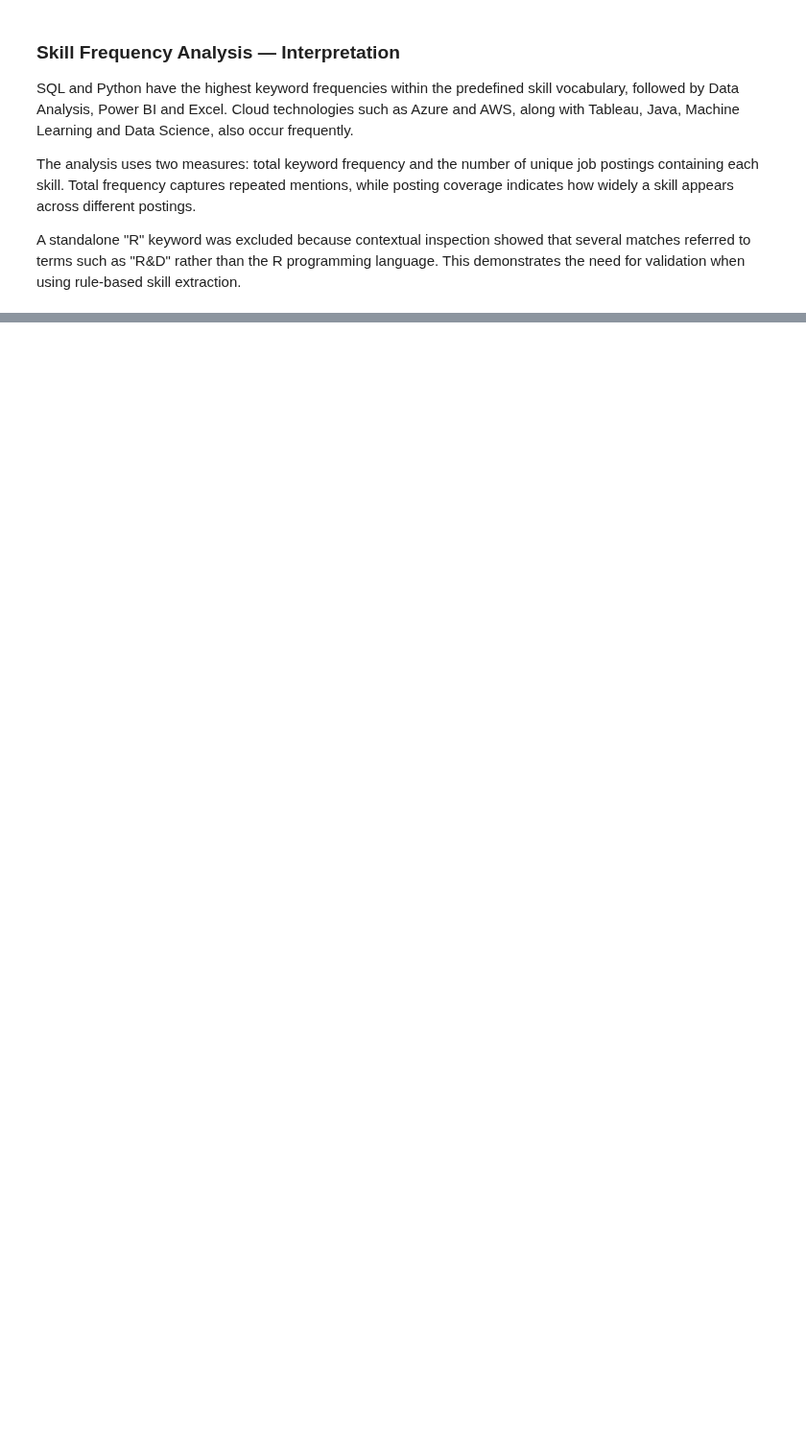
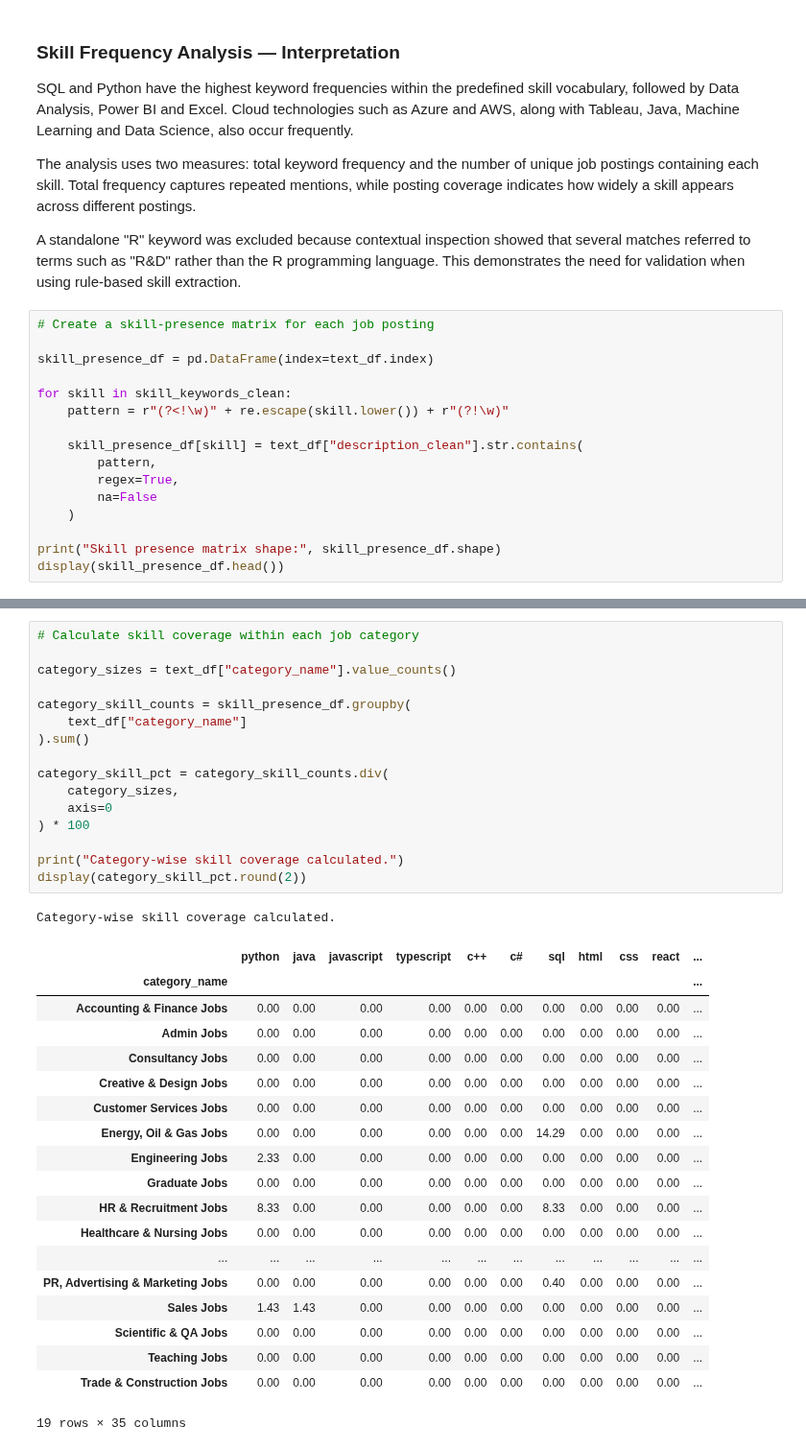
Before and after one commit to anusanth26/Career-Market-Intelligence, a Jupyter notebook: notebooks/1b_text_cleaning_eda.ipynb, the cells around one changed output, grey strips where cells are left out. Shown at 96% size. Cells and saved outputs as stored; diff of their text form; blank space fills up the shorter version.

Commit message:
feat: add category-wise skill analysis

```diff
--- a/notebooks/1b_text_cleaning_eda.ipynb
+++ b/notebooks/1b_text_cleaning_eda.ipynb
@@ -920,3 +920,19 @@ SQL and Python have the highest keyword frequencies within the predefined skill
 The analysis uses two measures: total keyword frequency and the number of unique job postings containing each skill. Total frequency captures repeated mentions, while posting coverage indicates how widely a skill appears across different postings.
 
 A standalone "R" keyword was excluded because contextual inspection showed that several matches referred to terms such as "R&D" rather than the R programming language. This demonstrates the need for validation when using rule-based skill extraction.
+# %%
+# Create a skill-presence matrix for each job posting
+
+skill_presence_df = pd.DataFrame(index=text_df.index)
+
+for skill in skill_keywords_clean:
+    pattern = r"(?<!\w)" + re.escape(skill.lower()) + r"(?!\w)"
+
+    skill_presence_df[skill] = text_df["description_clean"].str.contains(
+        pattern,
+        regex=True,
+        na=False
+    )
+
+print("Skill presence matrix shape:", skill_presence_df.shape)
+display(skill_presence_df.head())
@@ -922,0 +948,37 @@ A standalone "R" keyword was excluded because contextual inspection showed that
+# %%
+# Calculate skill coverage within each job category
+
+category_sizes = text_df["category_name"].value_counts()
+
+category_skill_counts = skill_presence_df.groupby(
+    text_df["category_name"]
+).sum()
+
+category_skill_pct = category_skill_counts.div(
+    category_sizes,
+    axis=0
+) * 100
+
+print("Category-wise skill coverage calculated.")
+display(category_skill_pct.round(2))
+# %% [output]
+Category-wise skill coverage calculated.
+|  | python | java | javascript | typescript | c++ | c# | sql | html | css | react | ... |
+| category_name |  |  |  |  |  |  |  |  |  |  | ... |
+| Accounting & Finance Jobs | 0.00 | 0.00 | 0.00 | 0.00 | 0.00 | 0.00 | 0.00 | 0.00 | 0.00 | 0.00 | ... |
+| Admin Jobs | 0.00 | 0.00 | 0.00 | 0.00 | 0.00 | 0.00 | 0.00 | 0.00 | 0.00 | 0.00 | ... |
+| Consultancy Jobs | 0.00 | 0.00 | 0.00 | 0.00 | 0.00 | 0.00 | 0.00 | 0.00 | 0.00 | 0.00 | ... |
+| Creative & Design Jobs | 0.00 | 0.00 | 0.00 | 0.00 | 0.00 | 0.00 | 0.00 | 0.00 | 0.00 | 0.00 | ... |
+| Customer Services Jobs | 0.00 | 0.00 | 0.00 | 0.00 | 0.00 | 0.00 | 0.00 | 0.00 | 0.00 | 0.00 | ... |
+| Energy, Oil & Gas Jobs | 0.00 | 0.00 | 0.00 | 0.00 | 0.00 | 0.00 | 14.29 | 0.00 | 0.00 | 0.00 | ... |
+| Engineering Jobs | 2.33 | 0.00 | 0.00 | 0.00 | 0.00 | 0.00 | 0.00 | 0.00 | 0.00 | 0.00 | ... |
+| Graduate Jobs | 0.00 | 0.00 | 0.00 | 0.00 | 0.00 | 0.00 | 0.00 | 0.00 | 0.00 | 0.00 | ... |
+| HR & Recruitment Jobs | 8.33 | 0.00 | 0.00 | 0.00 | 0.00 | 0.00 | 8.33 | 0.00 | 0.00 | 0.00 | ... |
+| Healthcare & Nursing Jobs | 0.00 | 0.00 | 0.00 | 0.00 | 0.00 | 0.00 | 0.00 | 0.00 | 0.00 | 0.00 | ... |
+| ... | ... | ... | ... | ... | ... | ... | ... | ... | ... | ... | ... |
+| PR, Advertising & Marketing Jobs | 0.00 | 0.00 | 0.00 | 0.00 | 0.00 | 0.00 | 0.40 | 0.00 | 0.00 | 0.00 | ... |
+| Sales Jobs | 1.43 | 1.43 | 0.00 | 0.00 | 0.00 | 0.00 | 0.00 | 0.00 | 0.00 | 0.00 | ... |
+| Scientific & QA Jobs | 0.00 | 0.00 | 0.00 | 0.00 | 0.00 | 0.00 | 0.00 | 0.00 | 0.00 | 0.00 | ... |
+| Teaching Jobs | 0.00 | 0.00 | 0.00 | 0.00 | 0.00 | 0.00 | 0.00 | 0.00 | 0.00 | 0.00 | ... |
+| Trade & Construction Jobs | 0.00 | 0.00 | 0.00 | 0.00 | 0.00 | 0.00 | 0.00 | 0.00 | 0.00 | 0.00 | ... |
+19 rows × 35 columns
```
Also changed, not shown: parts of 4 cells of this notebook.
